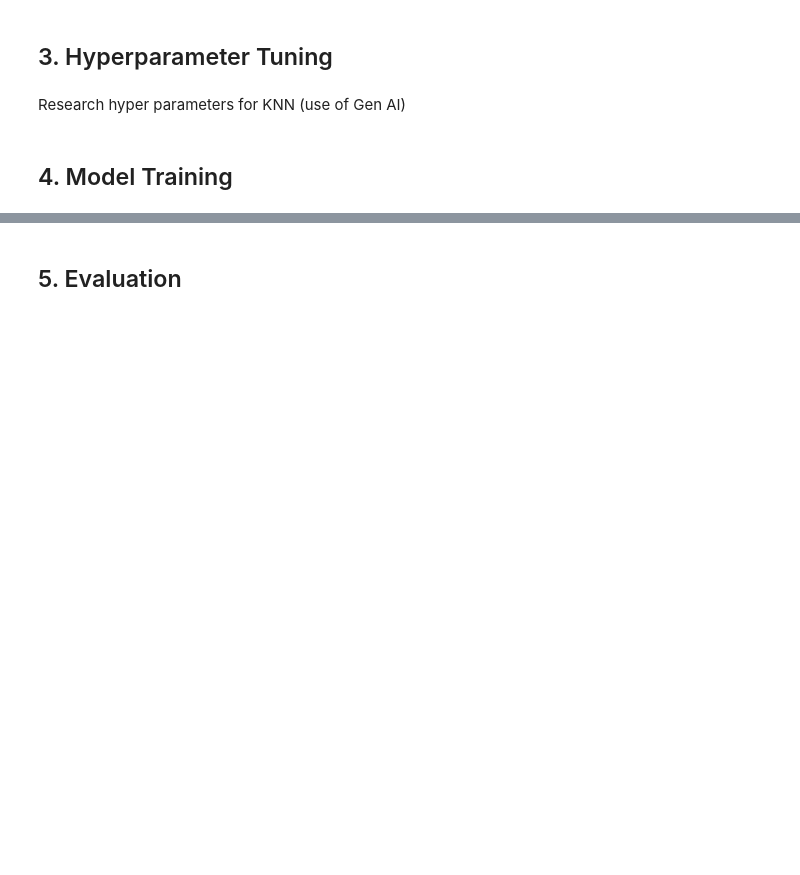
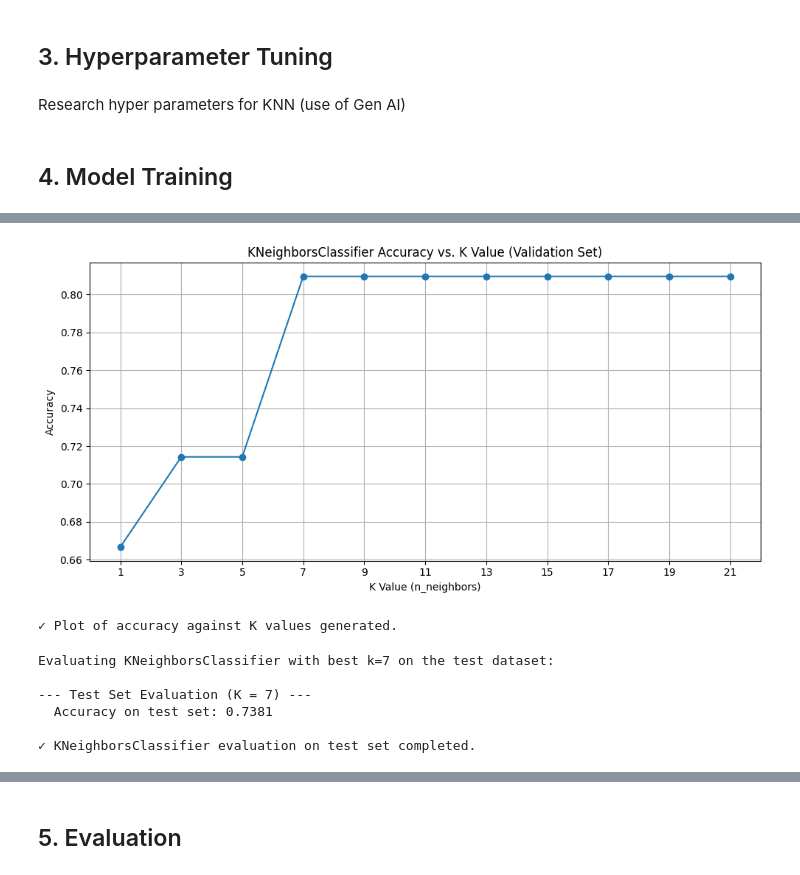
Before and after one commit to michael-vella/ics5110-assignment, a Jupyter notebook: notebooks/individual/michael_mizzi/3_KNN_MMIZZI.ipynb, the cells around one changed output, grey strips where cells are left out. Cells and saved outputs as stored; diff of their text form; code cells hidden in the pictures; blank space fills up the shorter version.

```diff
--- a/notebooks/individual/michael_mizzi/3_KNN_MMIZZI.ipynb
+++ b/notebooks/individual/michael_mizzi/3_KNN_MMIZZI.ipynb
@@ -93,0 +752,7 @@ Research hyper parameters for KNN (use of Gen AI)
+# %%
+df['is_severe_accident'] = ((df['accident_severity'] > 3) | (df['total_injured'] > 3)).astype(int)
+
+print("✓ New target column 'is_severe_accident' created successfully.")
+print("Distribution of 'is_severe_accident':")
+print(df['is_severe_accident'].value_counts())
+print(f"New shape of DataFrame: {df.shape[0]} rows, {df.shape[1]} columns")
@@ -93,0 +824,16 @@ Research hyper parameters for KNN (use of Gen AI)
+# %%
+from sklearn.preprocessing import StandardScaler
+
+# Initialize StandardScaler
+scaler = StandardScaler()
+
+# Apply StandardScaler to the training features (fit and transform)
+X_train_scaled = scaler.fit_transform(X_train)
+
+# Apply StandardScaler to the test and validation features (transform only)
+X_test_scaled = scaler.transform(X_test)
+X_val_scaled = scaler.transform(X_val)
+
+print("✓ Features normalized using StandardScaler.")
+print("First 5 rows of X_train_scaled (normalized):")
+print(X_train_scaled[:5])
@@ -93,0 +913,57 @@ Research hyper parameters for KNN (use of Gen AI)
+# %%
+import matplotlib.pyplot as plt
+import pandas as pd
+
+# Convert validation_results dictionary to a DataFrame for easier plotting
+plot_df_acc = pd.DataFrame.from_dict(validation_results, orient='index', columns=['accuracy'])
+plot_df_acc.index.name = 'k_value'
+plot_df_acc.reset_index(inplace=True)
+
+plt.figure(figsize=(10, 5))
+plt.plot(plot_df_acc['k_value'], plot_df_acc['accuracy'], marker='o', linestyle='-')
+plt.title('KNeighborsClassifier Accuracy vs. K Value (Validation Set)')
+plt.xlabel('K Value (n_neighbors)')
+plt.ylabel('Accuracy')
+plt.xticks(plot_df_acc['k_value']) # Ensure all k values are shown on x-axis
+plt.grid(True)
+plt.tight_layout()
+plt.show()
+
+print("✓ Plot of accuracy against K values generated.")
+# %% [output]
+[figure, added]
+✓ Plot of accuracy against K values generated.
+# %%
+from sklearn.neighbors import KNeighborsClassifier
+from sklearn.metrics import accuracy_score
+
+# Best k value identified from validation set
+best_k = 7 # From previous output: Optimal k on validation set: 7
+
+print(f"Evaluating KNeighborsClassifier with best k={best_k} on the test dataset:")
+
+# Initialize KNeighborsClassifier with the best k
+knn_classifier_test = KNeighborsClassifier(n_neighbors=best_k)
+
+# Train the model on the full training data (optional, but good practice)
+# In this scenario, we already trained on X_train_scaled in the tuning loop
+# and now just evaluate on the test set.
+knn_classifier_test.fit(X_train_scaled, y_train)
+
+# Make predictions on the test set
+y_pred_test = knn_classifier_test.predict(X_test_scaled)
+
+# Calculate accuracy on the test set
+test_accuracy = accuracy_score(y_test, y_pred_test)
+
+print(f"\n--- Test Set Evaluation (K = {best_k}) ---")
+print(f"  Accuracy on test set: {test_accuracy:.4f}")
+
+print("\n✓ KNeighborsClassifier evaluation on test set completed.")
+# %% [output]
+Evaluating KNeighborsClassifier with best k=7 on the test dataset:
+
+--- Test Set Evaluation (K = 7) ---
+  Accuracy on test set: 0.7381
+
+✓ KNeighborsClassifier evaluation on test set completed.
```
Also changed, not shown: parts of 48 cells of this notebook.
